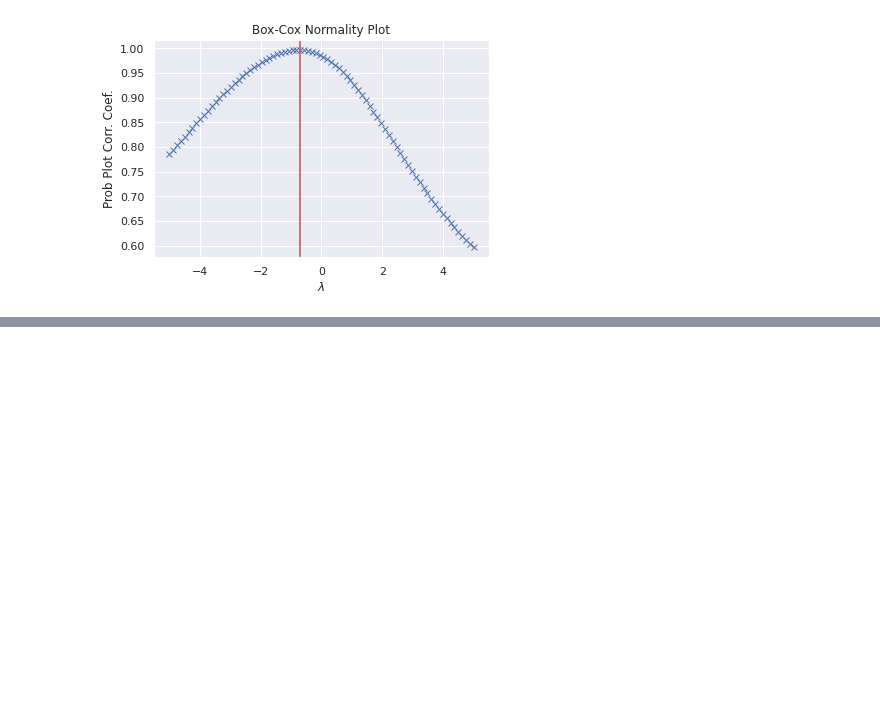
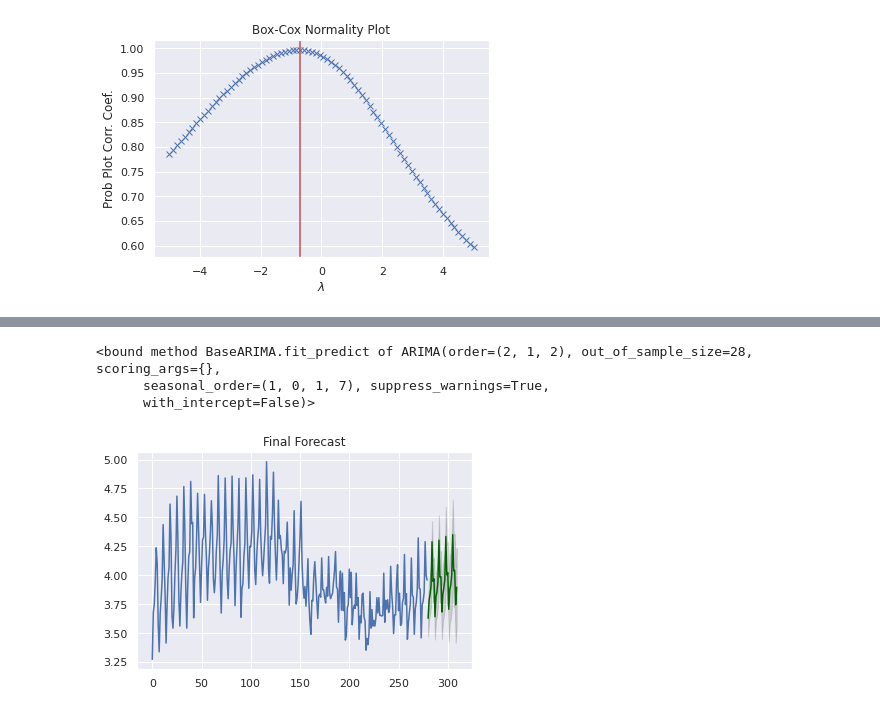
Before and after one commit to amait41/time-series, a Jupyter notebook: preprocessing.ipynb, the cells around one changed output, grey strips where cells are left out. Drawn from its saved outputs; the diff is of its cells as text; code cells hidden in the pictures; blank space fills up the shorter version.

```diff
--- a/preprocessing.ipynb
+++ b/preprocessing.ipynb
@@ -129,0 +161,22 @@ print(model.summary())
+# %%
+y = ts.log_n_orders.values
+model = pm.auto_arima(y,
+                      X=None,
+                      start_p=0,
+                      start_q=0,
+                      max_p=5,
+                      max_d=2,
+                      max_q=5,
+                      start_P=0,
+                      start_Q=0,
+                      max_P=2,
+                      max_D=1,
+                      max_Q=2,
+                      max_order=5,
+                      m=7,
+                      n_jobs=-1,
+                      out_of_sample_size=28,
+                      scoring='mse',
+                      with_intercept=True)
+
+print(model.summary())
@@ -129,0 +201,29 @@ print(model.summary())
+# %%
+model.fit_predict
+# %% [output]
+<bound method BaseARIMA.fit_predict of ARIMA(order=(2, 1, 2), out_of_sample_size=28, scoring_args={},
+      seasonal_order=(1, 0, 1, 7), suppress_warnings=True,
+      with_intercept=False)>
+# %%
+# Forecast
+n_periods = 30
+fc, confint = model.predict(n_periods=n_periods, alpha=0.2, return_conf_int=True)
+index_of_fc = np.arange(len(y), len(y)+n_periods)
+
+# make series for plotting purpose
+fc_series = pd.Series(fc, index=index_of_fc)
+lower_series = pd.Series(confint[:, 0], index=index_of_fc)
+upper_series = pd.Series(confint[:, 1], index=index_of_fc)
+
+# Plot
+plt.plot(y)
+plt.plot(fc_series, color='darkgreen')
+plt.fill_between(lower_series.index,
+                 lower_series,
+                 upper_series,
+                 color='k', alpha=.15)
+
+plt.title("Final Forecast")
+plt.show()
+# %% [output]
+[figure, added]
```
Also changed, not shown: parts of 13 cells of this notebook.
